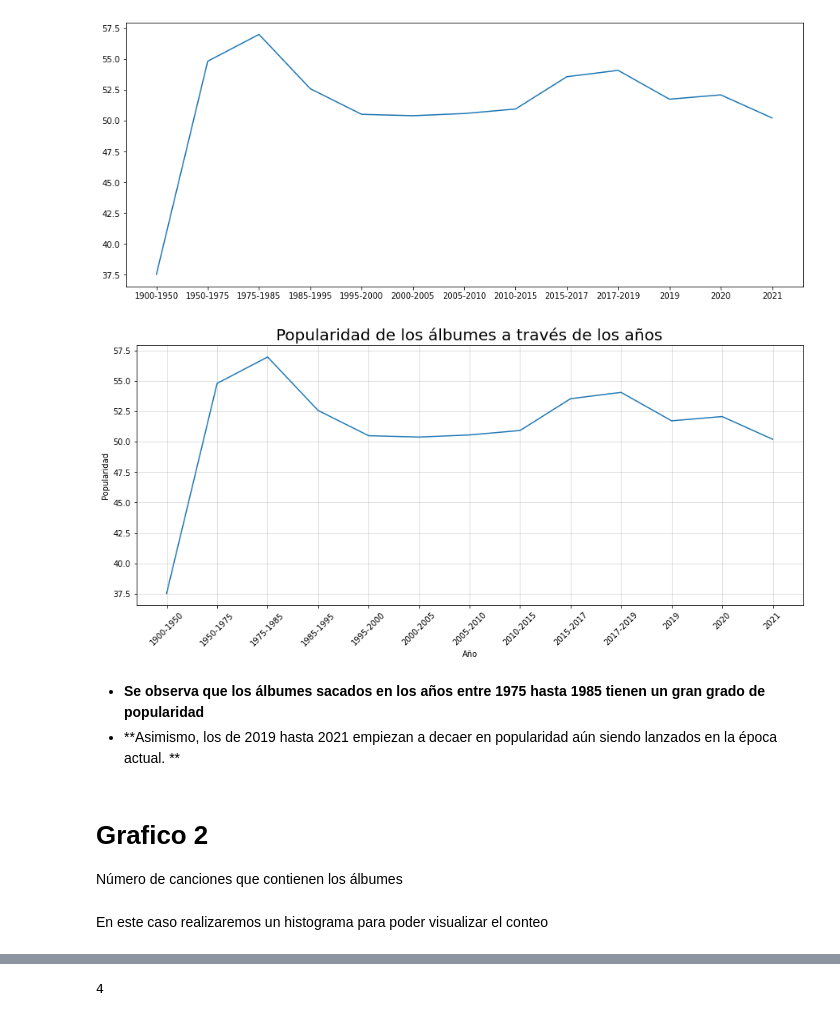
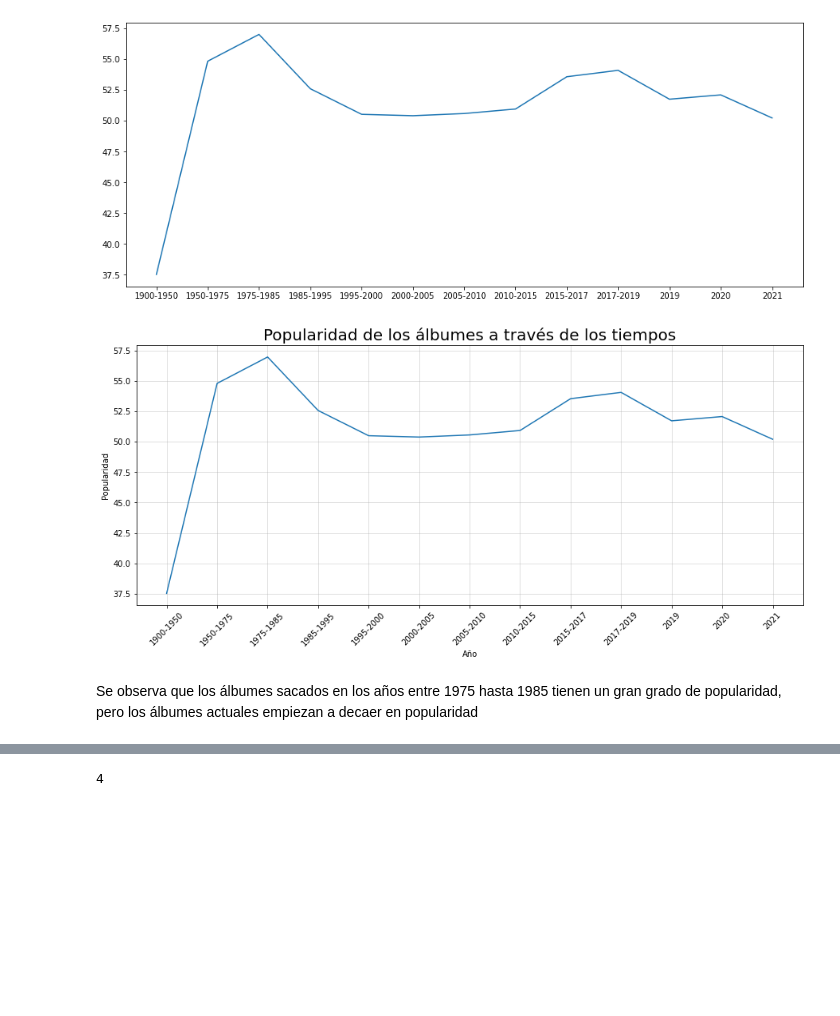
Before and after one commit to Nicolaser1102/Popularidad_albumes_de_musica, a Jupyter notebook: Popularidad_albumes_de_musica.ipynb, the cells around one changed output, grey strips where cells are left out. Drawn from its saved outputs; the diff is of its cells as text; code cells hidden in the pictures; blank space fills up the shorter version.

```diff
--- a/Popularidad_albumes_de_musica.ipynb
+++ b/Popularidad_albumes_de_musica.ipynb
@@ -514,8 +567,8 @@ Filtro para año de lanzamiento entre 2017 a 2019
 # %%
  #se crean intervalos donde filtraremos los datos de 2017 hasta 2019
-filter2019 = df1['release_date'] > '2017-01-01'
-filter2019_2 = df1['release_date'] < '2019-01-01'
-df_prueba_less2019 = df1.loc[filter2019 & filter2019_2, :]
+interest_filter2019 = df1['release_date'] > '2017-01-01'
+interest_filter2019_2 = df1['release_date'] < '2019-01-01'
+df_prueba_less2019 = df1.loc[interest_filter2019 & interest_filter2019_2, :]
 df_prueba_less2019.head()
 df_prueba_less2019.shape
 # %% [output]
@@ -527,8 +578,8 @@ Filtro para año de lanzamiento de todo 2019
 # %%
  #se crean intervalos donde filtraremos los datos de todo 2019
-filter2020 = df1['release_date'] > '2019-01-01'
-filter2020_2 = df1['release_date'] < '2020-01-01'
-df_prueba_less2020 = df1.loc[filter2020 & filter2020_2, :]
+interest_filter2020 = df1['release_date'] > '2019-01-01'
+interest_filter2020_2 = df1['release_date'] < '2020-01-01'
+df_prueba_less2020 = df1.loc[interest_filter2020 & interest_filter2020_2, :]
 df_prueba_less2020.head()
 df_prueba_less2020.shape
 # %% [output]
@@ -540,8 +589,8 @@ Filtro para año de lanzamiento de todo 2020
 # %%
 #se crean intervalos donde filtraremos los datos de todo 2020
-filter2020_2 = df1['release_date'] > '2020-01-01'
-filter2020_2_2 = df1['release_date'] < '2020-12-31'
-df_prueba_less2020_2 = df1.loc[filter2020_2 & filter2020_2_2, :]
+interest_filter2020_2 = df1['release_date'] > '2020-01-01'
+interest_filter2020_2_2 = df1['release_date'] < '2020-12-31'
+df_prueba_less2020_2 = df1.loc[interest_filter2020_2 & interest_filter2020_2_2, :]
 df_prueba_less2020_2.head()
 df_prueba_less2020_2.shape
 # %% [output]
@@ -553,8 +600,8 @@ Filtro para año de lanzamiento de todo 2021
 # %%
  #se crean intervalos donde filtraremos los datos de todo el 2021
-filter2021 = df1['release_date'] > '2020-12-31'
-filter2021_2 = df1['release_date'] < '2021-12-31'
-df_prueba_less2021 = df1.loc[filter2021 & filter2021_2, :]
+interest_filter2021 = df1['release_date'] > '2020-12-31'
+interest_filter2021_2 = df1['release_date'] < '2021-12-31'
+df_prueba_less2021 = df1.loc[interest_filter2021 & interest_filter2021_2, :]
 df_prueba_less2021.head()
 df_prueba_less2021.shape
 # %% [output]
@@ -587,21 +629,15 @@ sns.lineplot(x=x,y= y);
 # %%
 #mejoramos el gráfico
 plt.figure(figsize= (15,6))
 sns.lineplot(x=x,y= y);
 plt.xlabel('Año',fontsize = 10)
 plt.ylabel('Popularidad',fontsize=10)
-plt.title('Popularidad de los álbumes a través de los años',fontsize = 20)
+plt.title('Popularidad de los álbumes a través de los tiempos',fontsize = 20)
 
 plt.xticks(fontsize=10,rotation = 45)
 plt.yticks(fontsize= 10)
 plt.grid(alpha= 0.5)
 # %% [output]
-[figure, old version]
+[figure, new version]
 # %% [markdown]
-- **Se observa que los álbumes sacados en los años entre 1975 hasta 1985 tienen un gran grado de popularidad**
-- **Asimismo, los de 2019 hasta 2021 empiezan a decaer en popularidad aún siendo lanzados en la época actual. **
+Se observa que los álbumes sacados en los años entre 1975 hasta 1985 tienen un gran grado de popularidad, pero los álbumes actuales empiezan a decaer en popularidad
-# %% [markdown]
-# Grafico 2
-Número de canciones que contienen los álbumes
-# %% [markdown]
-En este caso realizaremos un histograma para poder visualizar el conteo
```
Also changed, not shown: parts of 171 cells of this notebook.
